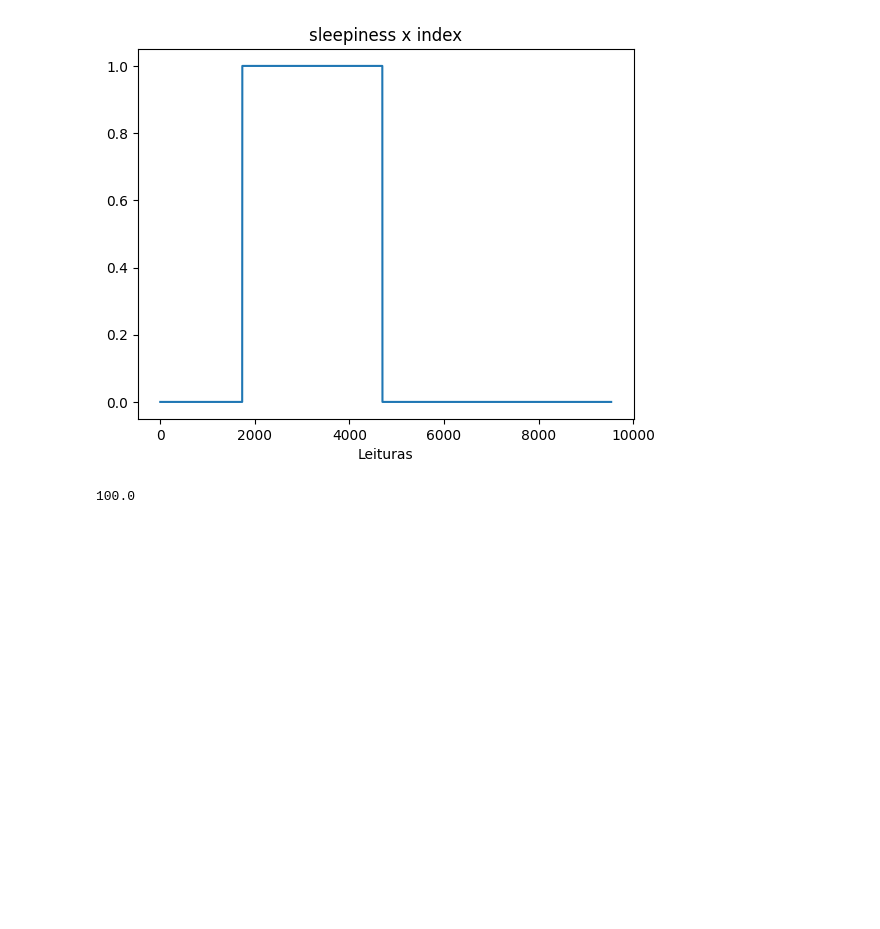
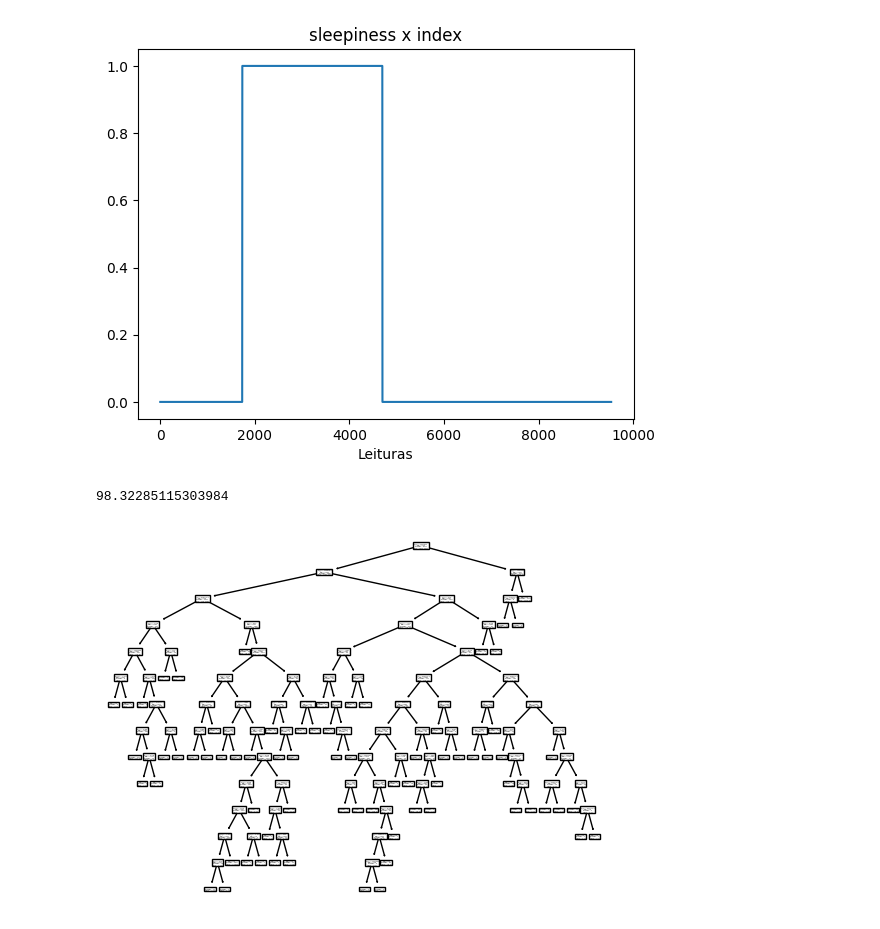
Before and after one commit to Mat-Nishi/WearableEDA, a Jupyter notebook: decTree.ipynb, the cells around one changed output. Cells and saved outputs as stored; diff of their text form; code cells hidden in the pictures; blank space fills up the shorter version.

```diff
--- a/decTree.ipynb
+++ b/decTree.ipynb
@@ -165,7 +166,7 @@ for var in items:
 le = preprocessing.LabelEncoder()
 label = "sleepiness"
 
-x = np.array(data.drop([label], 1))
+x = np.array(data.drop([label, 'dateTime'], 1))
 y = np.array(data[label])
 x_train, x_test, y_train, y_test = sklearn.model_selection.train_test_split(x, y, test_size=0.15)
 
@@ -184,8 +185,13 @@ with open("predicoes/decTree.txt", "w") as outFile:
 
 print(float(acc)*100)
 # %% [output]
-100.0
+98.32285115303984
 # %%
 # salvando o modelo em formato pickle (para API)
 with open("models/decTree_model.pickle", "wb") as file:
     pickle.dump(model, file)
+# %%
+tree.plot_tree(model)
+plt.savefig(f'graphs/decisionTree.png', bbox_inches='tight')
+# %% [output]
+[figure, added]
```
Also changed, not shown: parts of 2 cells of this notebook, 3 other files.
